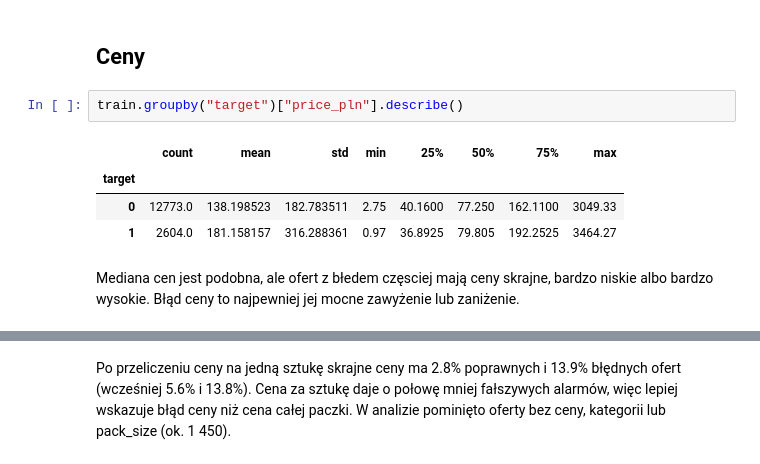
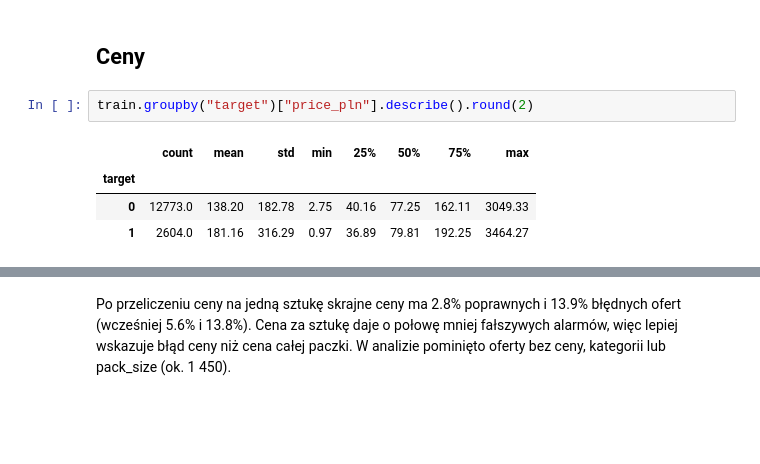
Before and after one commit to KrystianRodziewicz/catalogue-errors, a Jupyter notebook: notebooks/eda.ipynb, the cells around one changed output, grey strips where cells are left out. Cells and saved outputs as stored; diff of their text form; blank space fills up the shorter version.

```diff
--- a/notebooks/eda.ipynb
+++ b/notebooks/eda.ipynb
@@ -116,12 +127,10 @@ Poprawne oferty music to faktycznie sprzęt muzyczny (mikrofony, nuty, perkusja)
 # %% [markdown]
 ## Ceny
 # %%
-train.groupby("target")["price_pln"].describe()
+train.groupby("target")["price_pln"].describe().round(2)
 # %% [output]
 |  | count | mean | std | min | 25% | 50% | 75% | max |
 | target |  |  |  |  |  |  |  |  |
-| 0 | 12773.0 | 138.198523 | 182.783511 | 2.75 | 40.1600 | 77.250 | 162.1100 | 3049.33 |
-| 1 | 2604.0 | 181.158157 | 316.288361 | 0.97 | 36.8925 | 79.805 | 192.2525 | 3464.27 |
+| 0 | 12773.0 | 138.20 | 182.78 | 2.75 | 40.16 | 77.25 | 162.11 | 3049.33 |
+| 1 | 2604.0 | 181.16 | 316.29 | 0.97 | 36.89 | 79.81 | 192.25 | 3464.27 |
-# %% [markdown]
-Mediana cen jest podobna, ale ofert z błedem częsciej mają ceny skrajne, bardzo niskie albo bardzo wysokie. Błąd ceny to najpewniej jej mocne zawyżenie lub zaniżenie.
 # %%
```
Also changed, not shown: parts of 20 cells of this notebook.
